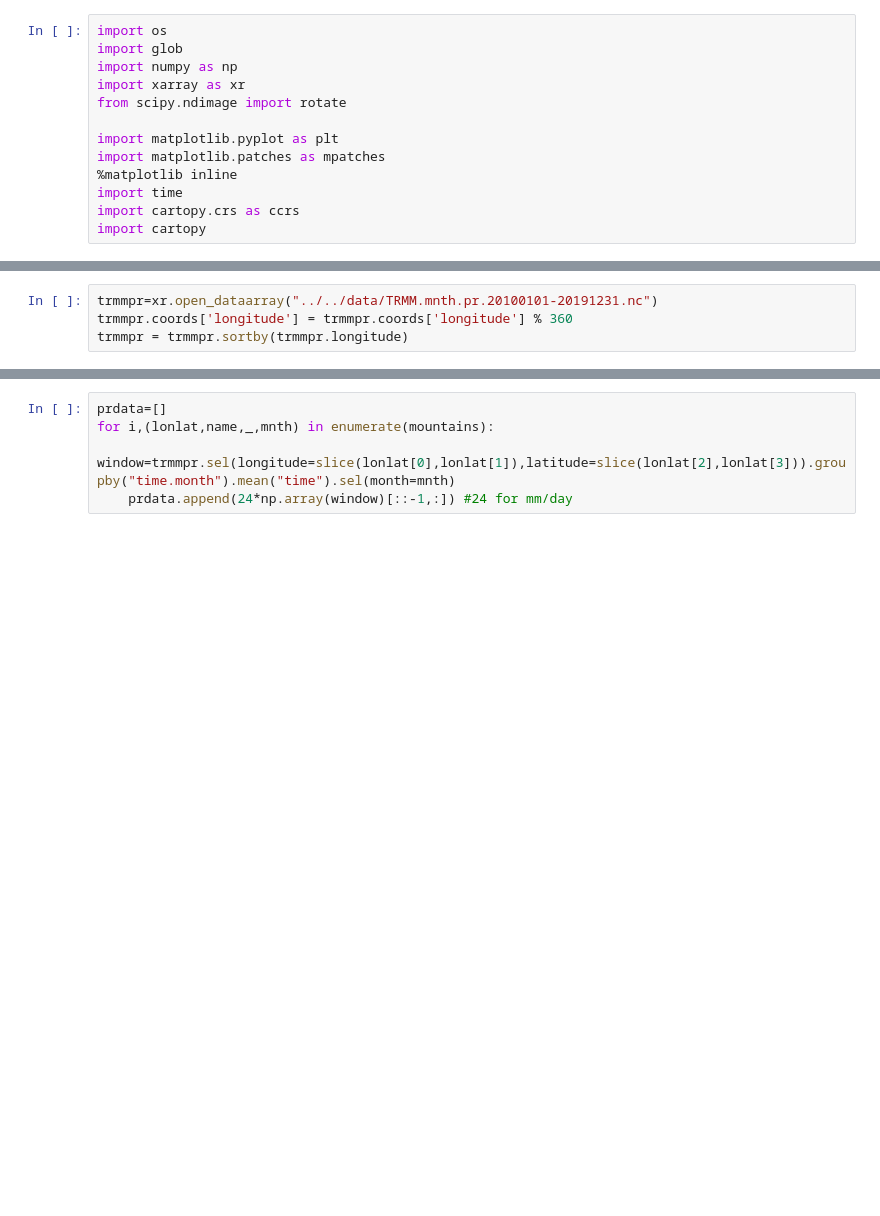
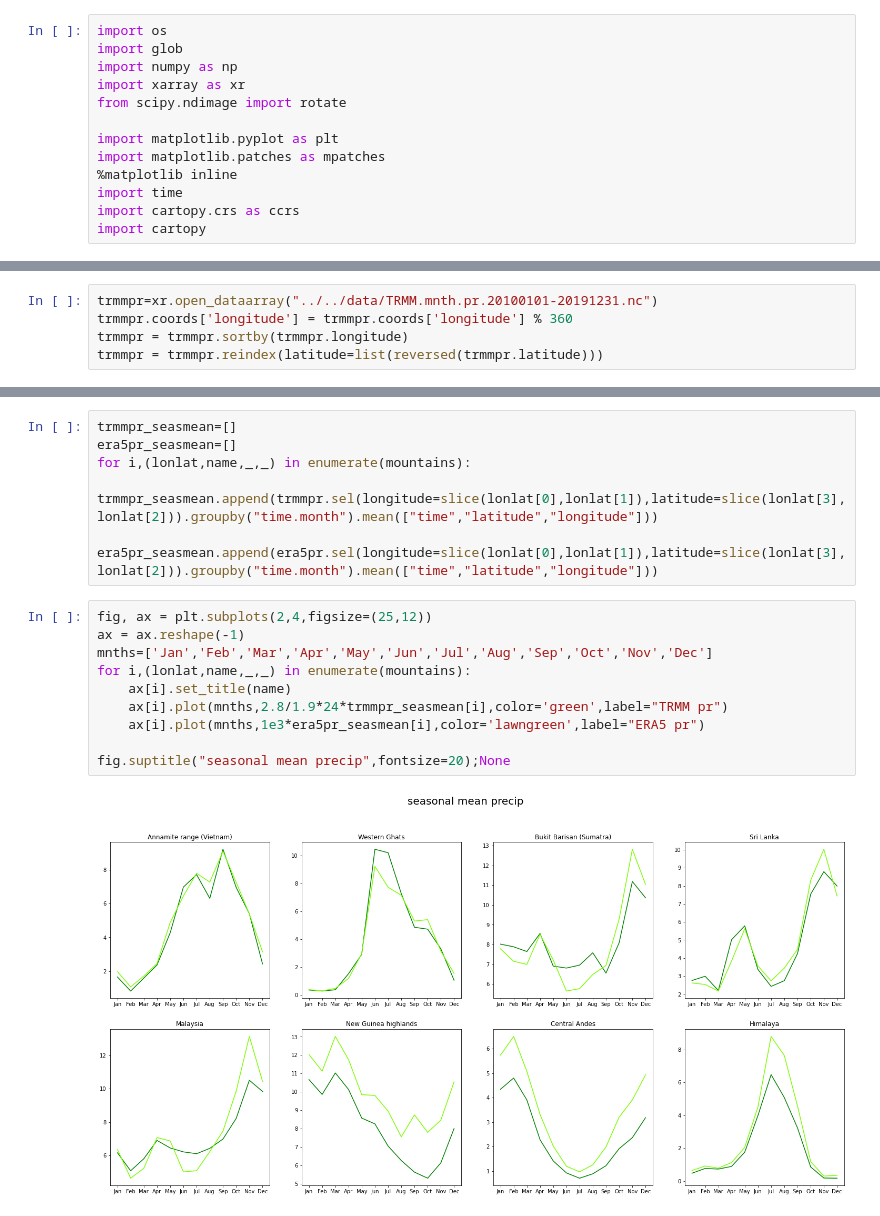
Before and after one commit to qnicolas/misc, a Jupyter notebook: precipCrossSections.ipynb, the cells around one changed output, grey strips where cells are left out. Cells and saved outputs as stored; diff of their text form; blank space fills up the shorter version.

```diff
--- a/precipCrossSections.ipynb
+++ b/precipCrossSections.ipynb
@@ -20,3 +19,4 @@ lsm=xr.open_dataarray("../../data/ERA5lsm.nc").isel(time=0)
 trmmpr=xr.open_dataarray("../../data/TRMM.mnth.pr.20100101-20191231.nc")
 trmmpr.coords['longitude'] = trmmpr.coords['longitude'] % 360
 trmmpr = trmmpr.sortby(trmmpr.longitude)
+trmmpr = trmmpr.reindex(latitude=list(reversed(trmmpr.latitude)))
@@ -37,7 +42,20 @@ mountains=[([102,113,10,18],"Annamite range (Vietnam)",60+180,11),
            ([80,90,25,35],"Himalaya",10,7)
           ]
 # %%
-prdata=[]
-for i,(lonlat,name,_,mnth) in enumerate(mountains):
-    window=trmmpr.sel(longitude=slice(lonlat[0],lonlat[1]),latitude=slice(lonlat[2],lonlat[3])).groupby("time.month").mean("time").sel(month=mnth)
-    prdata.append(24*np.array(window)[::-1,:]) #24 for mm/day
+trmmpr_seasmean=[]
+era5pr_seasmean=[]
+for i,(lonlat,name,_,_) in enumerate(mountains):
+    trmmpr_seasmean.append(trmmpr.sel(longitude=slice(lonlat[0],lonlat[1]),latitude=slice(lonlat[3],lonlat[2])).groupby("time.month").mean(["time","latitude","longitude"]))
+    era5pr_seasmean.append(era5pr.sel(longitude=slice(lonlat[0],lonlat[1]),latitude=slice(lonlat[3],lonlat[2])).groupby("time.month").mean(["time","latitude","longitude"]))
+# %%
+fig, ax = plt.subplots(2,4,figsize=(25,12))
+ax = ax.reshape(-1)
+mnths=['Jan','Feb','Mar','Apr','May','Jun','Jul','Aug','Sep','Oct','Nov','Dec']
+for i,(lonlat,name,_,_) in enumerate(mountains):
+    ax[i].set_title(name)
+    ax[i].plot(mnths,2.8/1.9*24*trmmpr_seasmean[i],color='green',label="TRMM pr")
+    ax[i].plot(mnths,1e3*era5pr_seasmean[i],color='lawngreen',label="ERA5 pr")
+
+fig.suptitle("seasonal mean precip",fontsize=20);None
+# %% [output]
+[figure, added]
```
Also changed, not shown: parts of 10 cells of this notebook, 1 other file.
